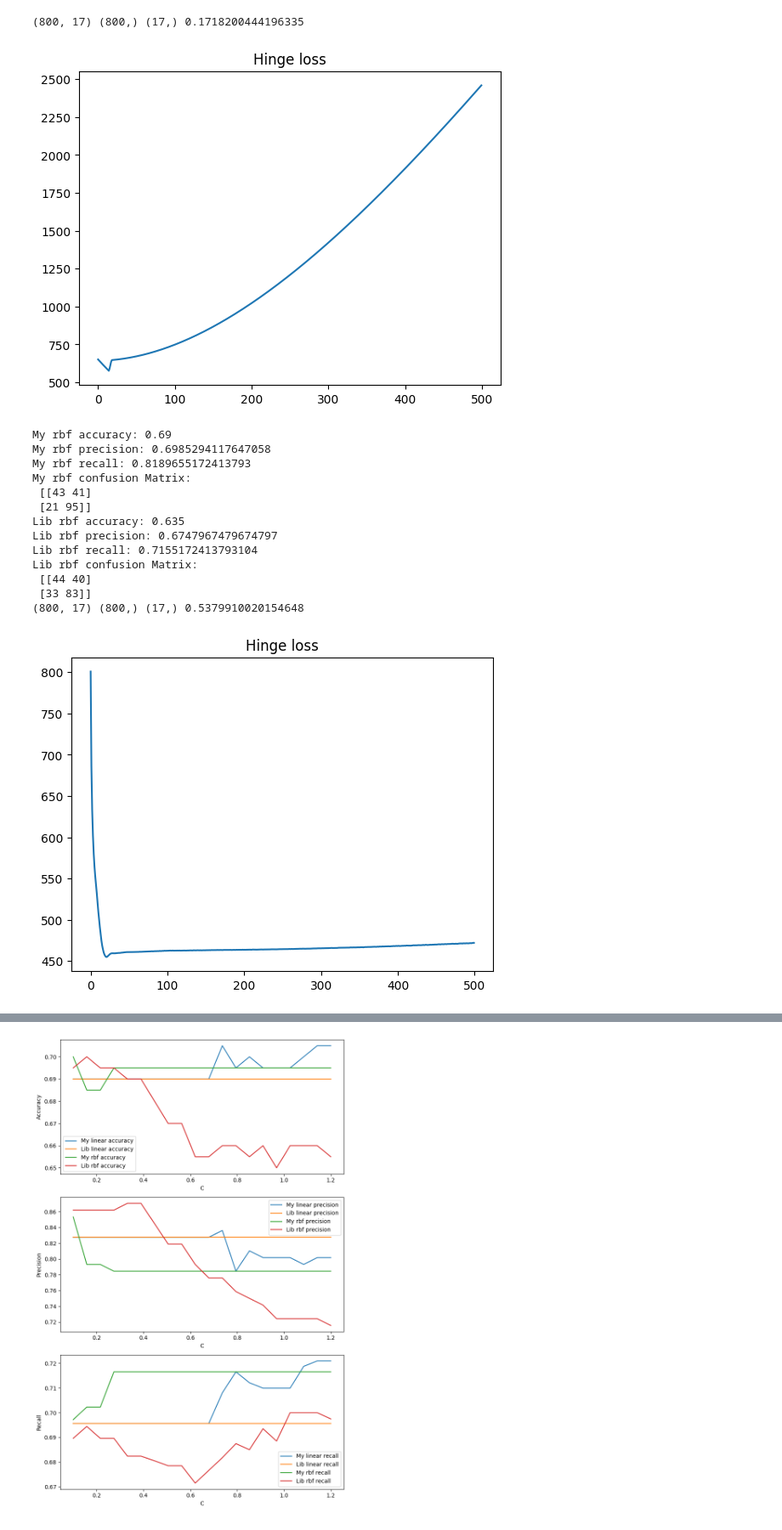
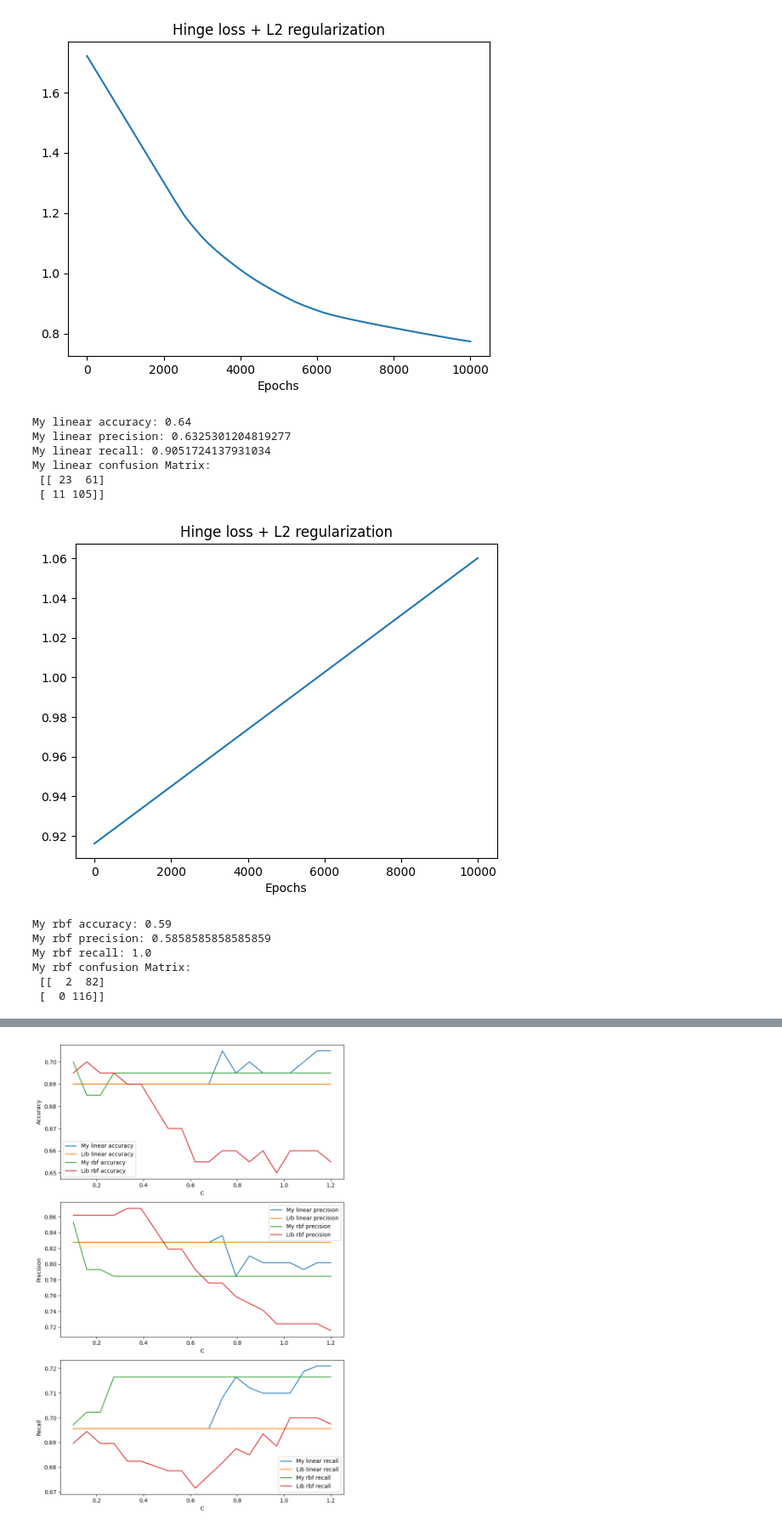
Before and after one commit to oszypczy/Support-Vector-Machines, a Jupyter notebook: lab4.ipynb, the cells around one changed output, grey strips where cells are left out. Shown: that part at 85% size. Cells and saved outputs as stored; diff of their text form; code cells hidden in the pictures.

Commit message:
Linear works but rbf dont

```diff
--- a/lab4.ipynb
+++ b/lab4.ipynb
@@ -74,55 +85,53 @@ class SVM:
 # %%
 x_train, y_train, x_test, y_test = initialize_dataset('dataset.csv')
 
+svm = SVM(C=0.8, kernel='linear')
+svm.fit(x_train, y_train, learn_rate=1e-3, max_iter=10000)
+prediction = svm.predict(x_test)
+
+print("My linear accuracy:", accuracy_score(prediction, y_test))
+print("My linear precision:", precision_score(y_test, prediction))
+print("My linear recall:", recall_score(y_test, prediction))
+print("My linear confusion Matrix:\n", confusion_matrix(y_test, prediction))
+
 svm = SVM(C=0.8, kernel='rbf', gamma=1.5)
-svm.fit(x_train, y_train, learn_rate=1e-3, max_iter=500)
+svm.fit(x_train, y_train, learn_rate=1e-3, max_iter=10000)
 prediction = svm.predict(x_test)
 
 print("My rbf accuracy:", accuracy_score(prediction, y_test))
 print("My rbf precision:", precision_score(y_test, prediction))
 print("My rbf recall:", recall_score(y_test, prediction))
 print("My rbf confusion Matrix:\n", confusion_matrix(y_test, prediction))
 
-lib_svm = SVC(C=0.8, kernel='rbf', gamma=.7, max_iter=500)
-lib_svm.fit(x_train, y_train)
-prediction = lib_svm.predict(x_test)
+# lib_svm = SVC(C=0.8, kernel='linear', max_iter=10000)
+# lib_svm.fit(x_train, y_train)
+# prediction = lib_svm.predict(x_test)
 
-print("Lib rbf accuracy:", accuracy_score(prediction, y_test))
-print("Lib rbf precision:", precision_score(y_test, prediction))
-print("Lib rbf recall:", recall_score(y_test, prediction))
-print("Lib rbf confusion Matrix:\n", confusion_matrix(y_test, prediction))
+# print("Lib linear accuracy:", accuracy_score(prediction, y_test))
+# print("Lib linear precision:", precision_score(y_test, prediction))
+# print("Lib linear recall:", recall_score(y_test, prediction))
+# print("Lib linear confusion Matrix:\n", confusion_matrix(y_test, prediction))
 
-svm = SVM(C=0.8, kernel='linear')
-svm.fit(x_train, y_train, learn_rate=1e-3, max_iter=500)
-prediction = svm.predict(x_test)
+# lib_svm = SVC(C=0.8, kernel='rbf', gamma=.7, max_iter=500)
+# lib_svm.fit(x_train, y_train)
+# prediction = lib_svm.predict(x_test)
 
-print("My linear accuracy:", accuracy_score(prediction, y_test))
-print("My linear precision:", precision_score(y_test, prediction))
-print("My linear recall:", recall_score(y_test, prediction))
-print("My linear confusion Matrix:\n", confusion_matrix(y_test, prediction))
-
-lib_svm = SVC(C=0.8, kernel='linear', max_iter=500)
-lib_svm.fit(x_train, y_train)
-prediction = lib_svm.predict(x_test)
-
-print("Lib linear accuracy:", accuracy_score(prediction, y_test))
-print("Lib linear precision:", precision_score(y_test, prediction))
-print("Lib linear recall:", recall_score(y_test, prediction))
-print("Lib linear confusion Matrix:\n", confusion_matrix(y_test, prediction))
+# print("Lib rbf accuracy:", accuracy_score(prediction, y_test))
+# print("Lib rbf precision:", precision_score(y_test, prediction))
+# print("Lib rbf recall:", recall_score(y_test, prediction))
+# print("Lib rbf confusion Matrix:\n", confusion_matrix(y_test, prediction))
 # %% [output]
+[figure, new version]
-(800, 17) (800,) (17,) 0.1718200444196335
+My linear accuracy: 0.64
+My linear precision: 0.6325301204819277
+My linear recall: 0.9051724137931034
+My linear confusion Matrix:
+ [[ 23  61]
+ [ 11 105]]
-[figure, old version]
+[figure, new version]
-My rbf accuracy: 0.69
-My rbf precision: 0.6985294117647058
-My rbf recall: 0.8189655172413793
+My rbf accuracy: 0.59
+My rbf precision: 0.5858585858585859
+My rbf recall: 1.0
 My rbf confusion Matrix:
- [[43 41]
- [21 95]]
-Lib rbf accuracy: 0.635
-Lib rbf precision: 0.6747967479674797
-Lib rbf recall: 0.7155172413793104
-Lib rbf confusion Matrix:
- [[44 40]
- [33 83]]
-(800, 17) (800,) (17,) 0.5379910020154648
+ [[  2  82]
+ [  0 116]]
-[figure, old version]
```
Also changed, not shown: parts of 2 cells of this notebook.
